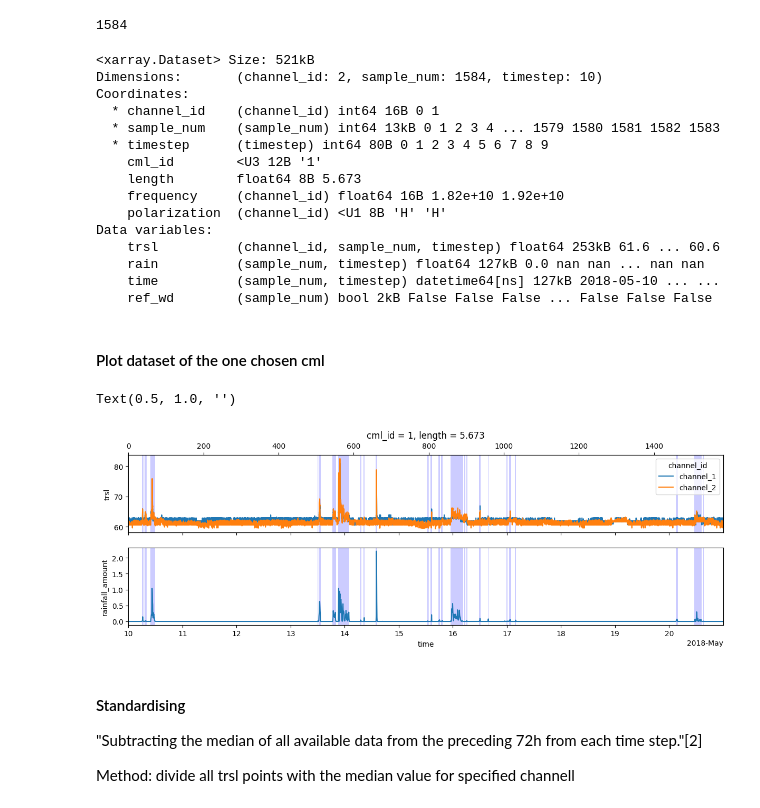
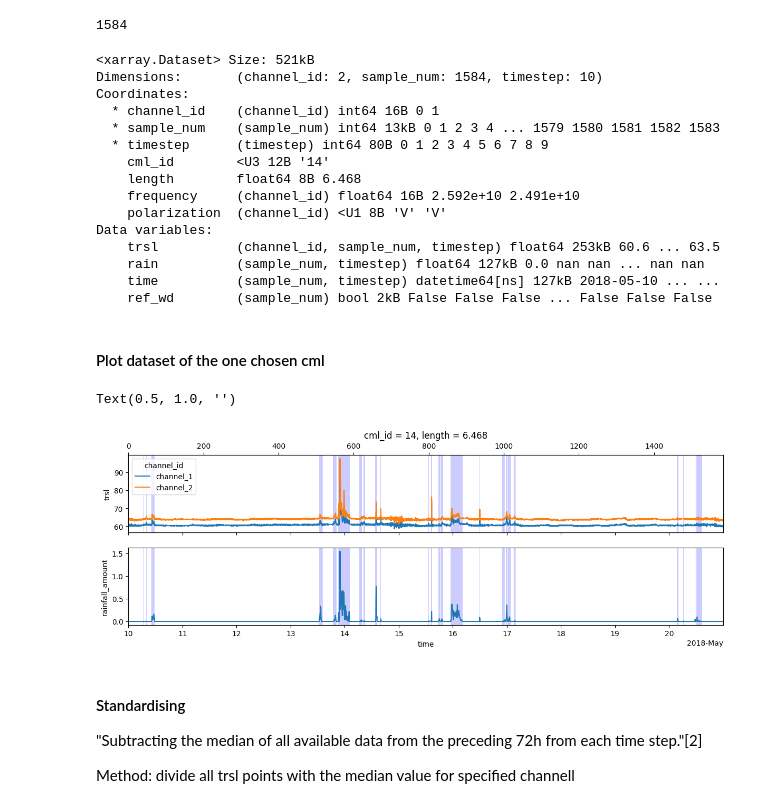
Before and after one commit to xkalet07/cml_wd_telcosense, a Jupyter notebook: attempt_01_dummy_data/my_train_cnn_1cml.ipynb, the cells around one changed output. Saved outputs shown, nothing was run; the diff lists cells and outputs as text; code cells hidden in the pictures.

```diff
--- a/attempt_01_dummy_data/my_train_cnn_1cml.ipynb
+++ b/attempt_01_dummy_data/my_train_cnn_1cml.ipynb
@@ -37,6 +37,7 @@ Reference rain rate data from RADOLAN. With 5 min step
 # %%
 # Path averaged reference RADOLAN data aligned with all 500 CML IDs with 5 min time step
 ref_set = xr.open_dataset('example_data/example_path_averaged_reference_data.nc', engine='netcdf4')
+ref_set = ref_set.rename_vars({'rainfall_amount':'rain'})
 # %% [markdown]
 ## CML data preprocessing
 1. choosing cml for training
@@ -49,7 +50,7 @@ All from pycomlink https://github.com/pycomlink/pycomlink/blob/master/notebooks/
 #### Choose one CML, repair fault data and calculate TRSL
 # %%
 # Choose one cml
-k = 1; # index of chosen cml 0-499
+k = 14; # index of chosen cml 0-499
 my_cml = cml_set.isel(cml_id = k) # https://docs.xarray.dev/en/latest/generated/xarray.Dataset.assign.html
 my_ref = ref_set.isel(cml_id = k)
 
@@ -72,7 +73,7 @@ my_cml['trsl'] = my_cml.trsl.interpolate_na(dim='time', method='linear', max_gap
 # %%
 my_cml = my_cml.assign(my_ref)
 # From reference rain rate derivate boolean reference Wet/Dry signal
-my_ref['ref_wet_dry'] = my_ref.rainfall_amount.where(my_ref.rainfall_amount == 0, True) # ChatGPT
+my_ref['ref_wet_dry'] = my_ref.rain.where(my_ref.rain == 0, True) # ChatGPT
 # convert float value to bool for plotting the shaded areas from Pycomlink
 my_ref['ref_wet_dry'] = my_ref.fillna(0).ref_wet_dry.astype(bool)
 # my_cml
@@ -110,7 +111,7 @@ cutoff = len(my_cml.trsl[0])-n_samples*sample_size
 trsl_reshaped = trsl_reshaped.reshape(2, n_samples, sample_size)   #2 stands for 2 channels
 # %%
 # last few points cant make a sample. Has to be cut off.
-rain_reshaped = my_cml['rainfall_amount'].values[0:(n_samples*sample_size)]  # still containing NaN values
+rain_reshaped = my_cml['rain'].values[0:(n_samples*sample_size)]  # still containing NaN values
 # reshape
 rain_reshaped = rain_reshaped.reshape(n_samples, sample_size)
 # rain_reshaped # array of n samples containing 10 minutes of rain rate measurements
@@ -149,12 +150,12 @@ Coordinates:
   * channel_id    (channel_id) int64 16B 0 1
   * sample_num    (sample_num) int64 13kB 0 1 2 3 4 ... 1579 1580 1581 1582 1583
   * timestep      (timestep) int64 80B 0 1 2 3 4 5 6 7 8 9
-    cml_id        <U3 12B '1'
-    length        float64 8B 5.673
-    frequency     (channel_id) float64 16B 1.82e+10 1.92e+10
-    polarization  (channel_id) <U1 8B 'H' 'H'
+    cml_id        <U3 12B '14'
+    length        float64 8B 6.468
+    frequency     (channel_id) float64 16B 2.592e+10 2.491e+10
+    polarization  (channel_id) <U1 8B 'V' 'V'
 Data variables:
-    trsl          (channel_id, sample_num, timestep) float64 253kB 61.6 ... 60.6
+    trsl          (channel_id, sample_num, timestep) float64 253kB 60.6 ... 63.5
     rain          (sample_num, timestep) float64 127kB 0.0 nan nan ... nan nan
     time          (sample_num, timestep) datetime64[ns] 127kB 2018-05-10 ... ...
     ref_wd        (sample_num) bool 2kB False False False ... False False False
@@ -168,35 +169,35 @@ ds['ref_wd'][-1] = False
 
 # setup figure
 fig, axs = plt.subplots(2, 1, sharex=True, figsize=(12,4))
 ax2 = axs[0].twiny()
 fig.tight_layout()
 
 # plot TRSL
 my_cml.trsl.plot.line(x='time', ax=axs[0], label = ('TL'));
 # plot Rain rate
-my_ref.rainfall_amount.plot.line(x='time', ax=axs[1], label = 'TL');
+my_ref.rain.plot.line(x='time', ax=axs[1], label = 'TL');
 
 # plot real bool wet/dry with 5min precission
 wet_start = np.roll(my_ref.ref_wet_dry, -1) & ~my_ref.ref_wet_dry
 wet_end = np.roll(my_ref.ref_wet_dry, 1) & ~my_ref.ref_wet_dry
 for wet_start_i, wet_end_i in zip(
     wet_start.values.nonzero()[0],
     wet_end.values.nonzero()[0],
 ):
     axs[0].axvspan(my_ref.time.values[wet_start_i], my_ref.ref_wet_dry.time.values[wet_end_i], color='b', alpha=0.2, linewidth=0); # https://matplotlib.org/stable/api/_as_gen/matplotlib.axes.Axes.axvspan.html
     axs[1].axvspan(my_ref.time.values[wet_start_i], my_ref.ref_wet_dry.time.values[wet_end_i], color='b', alpha=0.2, linewidth=0);
 
 
 
 # axes limits source: https://matplotlib.org/stable/api/_as_gen/matplotlib.axes.Axes.set_xlim.html
 axs[1].set_xlim(ds.time.values[0,0], ds.time.values[-1,-1])
 # in case there are cutof measurements due to sample grouping, we use their amount to align x axes right
 ax2.set_xlim(0, n_samples + cutoff)
 axs[0].set_xlabel('')
 axs[1].set_title("")
 # %% [output]
 Text(0.5, 1.0, '')
-[figure, old version]
+[figure, new version]
 # %% [markdown]
 #### Standardising
 "Subtracting the median of all available data from the preceding 72h from each time step."[2]
```
Also changed, not shown: parts of 21 cells of this notebook, 2 other files.
